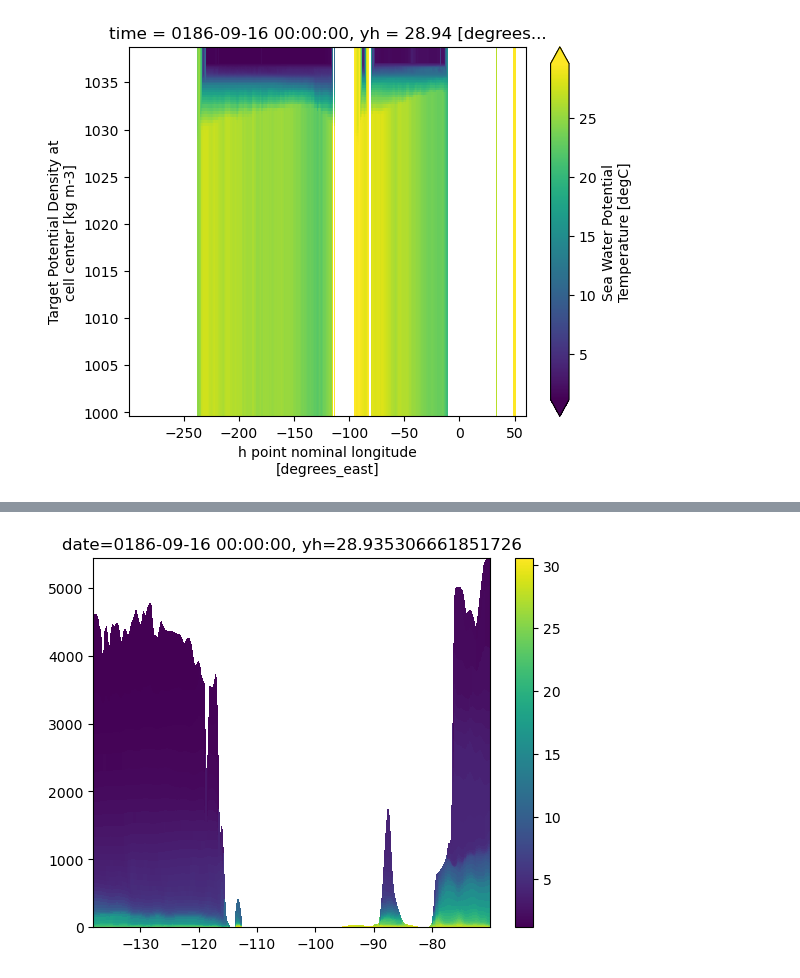
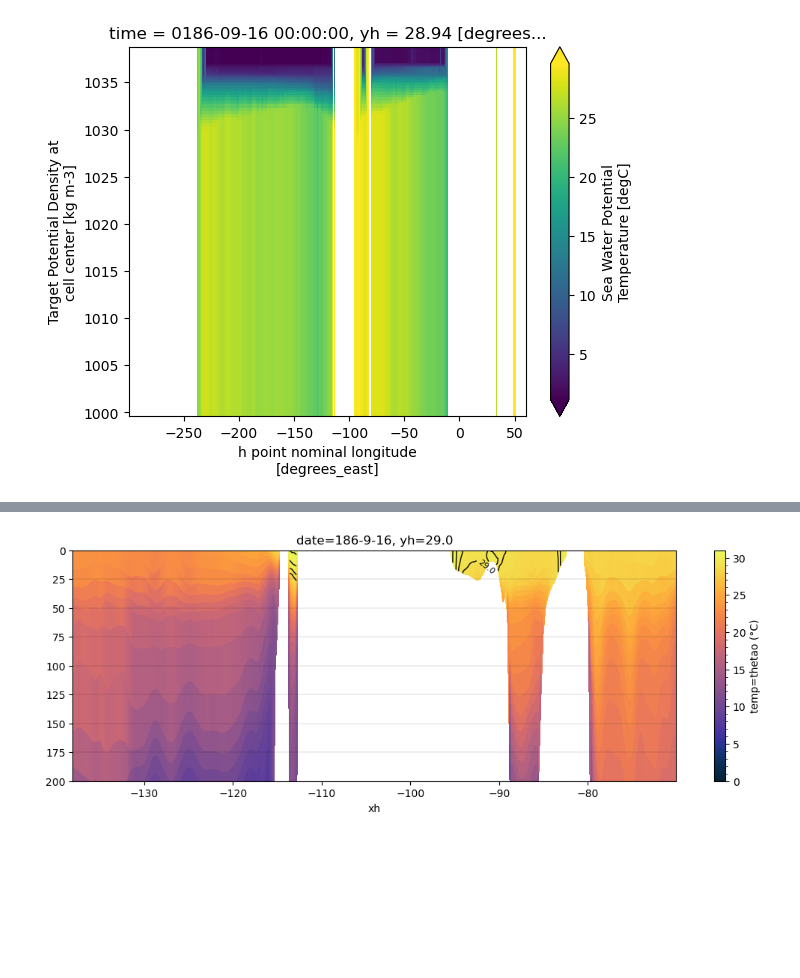
Before and after one commit to marianatorres4/WarmWaterMasses, a Jupyter notebook: 03_3D-analysis/3-D_analysis.ipynb, the cells around one changed output, grey strips where cells are left out. Saved outputs shown, nothing was run; the diff lists cells and outputs as text; code cells hidden in the pictures; blank space fills up the shorter version.

```diff
--- a/03_3D-analysis/3-D_analysis.ipynb
+++ b/03_3D-analysis/3-D_analysis.ipynb
@@ -318,11 +288,45 @@ z_section = wm.grid._ds['z'].isel(time=7).sel(yh=29, method="nearest").sel(xh=sl
 # %%
-import matplotlib.pyplot as plt
+import cmocean
+
+
+plt.figure(figsize=(13,4))
 
 plt.pcolor(
-    z_section.xh*xr.ones_like(z_section.rho2_l),
+    z_section.xh * xr.ones_like(z_section.rho2_l),
     z_section,
-    temp.transpose()
+    temp.transpose(),
+    vmin=0,
+    vmax=31,
+    cmap = cmocean.cm.thermal
 )
-plt.colorbar()
-plt.title(f'date={z_section.time.values}, yh={z_section.yh.values}')
+
+colorbar = plt.colorbar()
+colorbar.set_label('temp=thetao (°C)')  # Add title to the colorbar
+colorbar.set_ticks(np.arange(0, 31, 5))  # Set tick marks on the colorbar
+colorbar.set_ticks(np.arange(1, 31, 1), minor=True)
+#plt.colorbar()
+#plt.add_colorbar=True
+
+# Adding contour lines for temperature
+contour = plt.contour(
+    z_section.xh * xr.ones_like(z_section.rho2_l),
+    z_section,
+    temp.transpose(),
+    levels=np.arange(29, 31, 0.5), #levels=np.arange(20, 30, 0.5) [29]
+    #levels=[30],
+    colors='black',
+    linewidths=1,
+    linestyles='solid',
+    #linewidth=0.1,
+    add_colorbar=True,
+)
+
+plt.ylim(200, 0)
+plt.clabel(contour, inline=True,fontsize=8) #, inline_spacing=5)
+plt.xlabel('xh')  # Add label for the x-axis
+#plt.ylabel('Y Label')  # Add label for the y-axis
+
+plt.title(f'date={y}-{m}-{d}, yh={np.round(z_section.yh.values)}')
+plt.grid(axis="y",color = "k",linestyle = "-",linewidth=0.1)
+plt.show()
 # %% [output]
@@ -330 +333 @@ Text(0.5, 1.0, 'date=0186-09-16 00:00:00, yh=28.935306661851726')
-[figure, old version]
+[figure, new version]
```
Also changed, not shown: parts of 34 cells of this notebook.
